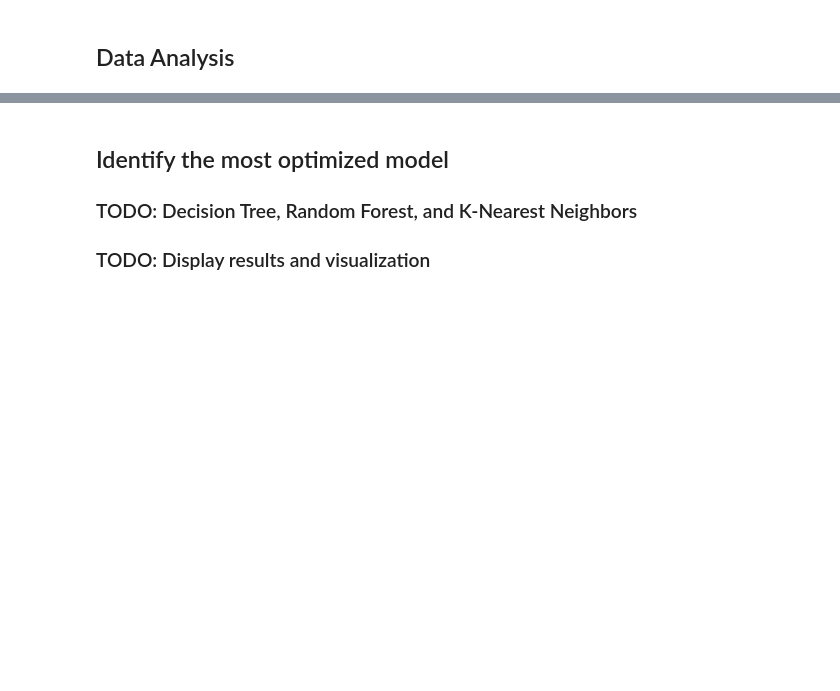
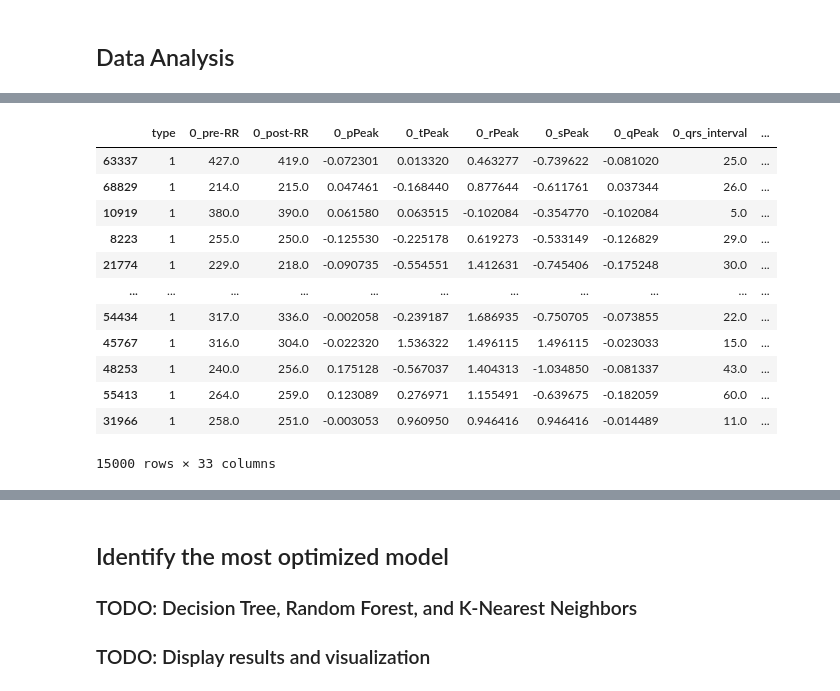
Before and after one commit to nickv779/arrhythmia_model, a Jupyter notebook: Arrhythmia Notebook.ipynb, the cells around one changed output, grey strips where cells are left out. Drawn from its saved outputs; the diff is of its cells as text; code cells hidden in the pictures; blank space fills up the shorter version.

```diff
--- a/Arrhythmia Notebook.ipynb
+++ b/Arrhythmia Notebook.ipynb
@@ -182,0 +224,16 @@ correlation
+# %%
+sampleOfData
+# %% [output]
+|  | type | 0_pre-RR | 0_post-RR | 0_pPeak | 0_tPeak | 0_rPeak | 0_sPeak | 0_qPeak | 0_qrs_interval | ... |
+| 63337 | 1 | 427.0 | 419.0 | -0.072301 | 0.013320 | 0.463277 | -0.739622 | -0.081020 | 25.0 | ... |
+| 68829 | 1 | 214.0 | 215.0 | 0.047461 | -0.168440 | 0.877644 | -0.611761 | 0.037344 | 26.0 | ... |
+| 10919 | 1 | 380.0 | 390.0 | 0.061580 | 0.063515 | -0.102084 | -0.354770 | -0.102084 | 5.0 | ... |
+| 8223 | 1 | 255.0 | 250.0 | -0.125530 | -0.225178 | 0.619273 | -0.533149 | -0.126829 | 29.0 | ... |
+| 21774 | 1 | 229.0 | 218.0 | -0.090735 | -0.554551 | 1.412631 | -0.745406 | -0.175248 | 30.0 | ... |
+| ... | ... | ... | ... | ... | ... | ... | ... | ... | ... | ... |
+| 54434 | 1 | 317.0 | 336.0 | -0.002058 | -0.239187 | 1.686935 | -0.750705 | -0.073855 | 22.0 | ... |
+| 45767 | 1 | 316.0 | 304.0 | -0.022320 | 1.536322 | 1.496115 | 1.496115 | -0.023033 | 15.0 | ... |
+| 48253 | 1 | 240.0 | 256.0 | 0.175128 | -0.567037 | 1.404313 | -1.034850 | -0.081337 | 43.0 | ... |
+| 55413 | 1 | 264.0 | 259.0 | 0.123089 | 0.276971 | 1.155491 | -0.639675 | -0.182059 | 60.0 | ... |
+| 31966 | 1 | 258.0 | 251.0 | -0.003053 | 0.960950 | 0.946416 | 0.946416 | -0.014489 | 11.0 | ... |
+15000 rows × 33 columns
```
Also changed, not shown: parts of 12 cells of this notebook.
